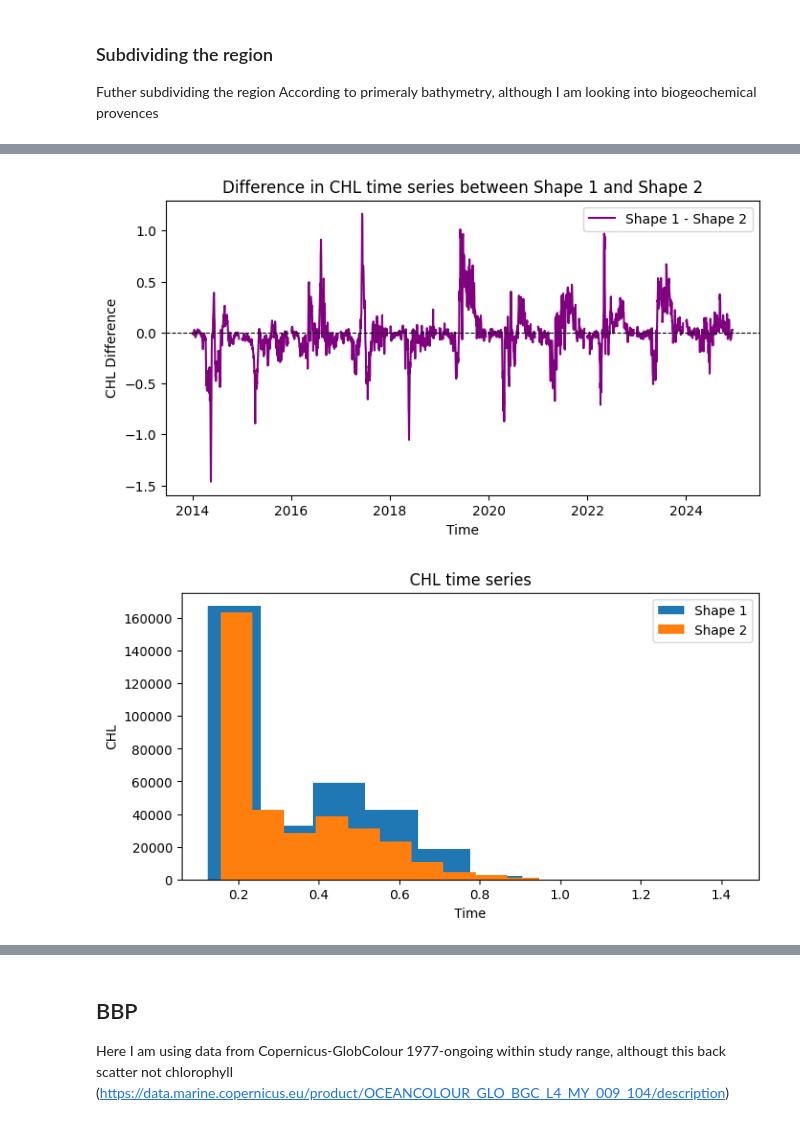
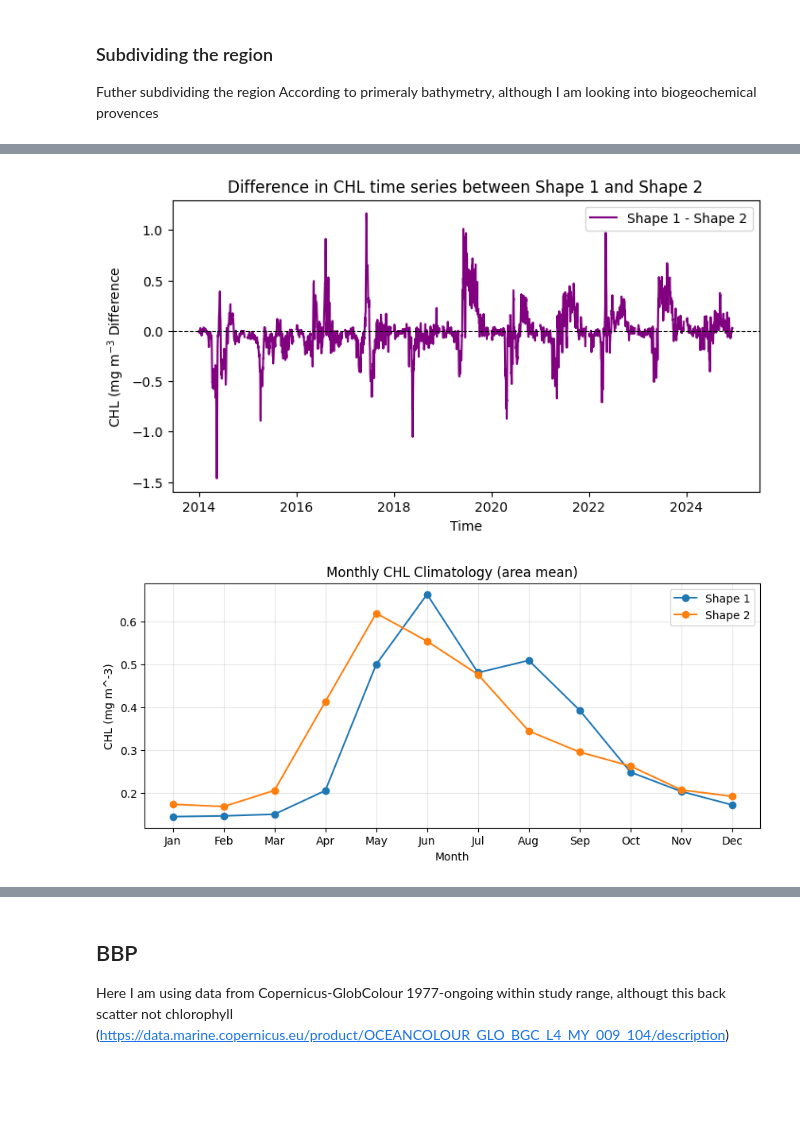
Before and after one commit to ROYVNZ/Masters, a Jupyter notebook: Scripts/Satellite_data.ipynb, the cells around one changed output, grey strips where cells are left out. Drawn from its saved outputs; the diff is of its cells as text; code cells hidden in the pictures; blank space fills up the shorter version.

Commit message:
Created Monthly Average graphs, and Depth specific Profiles
Created month Averaged graphs and depth specific profiles

```diff
--- a/Scripts/Satellite_data.ipynb
+++ b/Scripts/Satellite_data.ipynb
@@ -254,32 +253,41 @@ Difference.plot(ax=ax, color='purple', label="Shape 1 - Shape 2")
 ax.axhline(0, color='black', linestyle='--', linewidth=0.8)  # Horizontal line at y=0
 ax.set_title("Difference in CHL time series between Shape 1 and Shape 2")
 ax.set_xlabel("Time")
-ax.set_ylabel("CHL Difference")
+ax.set_ylabel("CHL (mg m$^{-3}$) Difference")
 ax.legend()
 plt.show()
 # %% [output]
-[figure, old version]
+[figure, new version]
 # %%
 # Monthly Shape Climatology
 Shape1_mon = Shape1_CHL.resample(time = 'MS').mean()
 Shape1_clim12 = Shape1_mon.groupby('time.month').mean('time')
-Shape1_annual_mean = Shape1_clim12.mean('month')
+Shape1_annual_mean = Shape1_clim12.mean('month', skipna=True)
 
 Shape2_mon = Shape2_CHL.resample(time = 'MS').mean()
 Shape2_clim12 = Shape2_mon.groupby('time.month').mean('time')
-Shape2_annual_mean = Shape2_clim12.mean('month')
+Shape2_annual_mean = Shape2_clim12.mean('month', skipna=True)
 
+# Creating Spatial mean
 
+Shape1_area_mean = Shape1_clim12.mean(dim=("latitude", "longitude"), skipna=True)
+Shape2_area_mean = Shape2_clim12.mean(dim=("latitude", "longitude"), skipna=True)
 
-fig, ax = plt.subplots(figsize=(8, 4))
+months = ['Jan','Feb','Mar','Apr','May','Jun','Jul','Aug','Sep','Oct','Nov','Dec']
 
-Shape1_clim12.plot(ax=ax, label="Shape 1")
-Shape2_clim12.plot(ax=ax, label="Shape 2")
+fig, ax = plt.subplots(figsize=(10, 4))
 
-ax.set_title("CHL time series")
-ax.set_xlabel("Time")
-ax.set_ylabel("CHL")
+Shape1_area_mean.plot(ax=ax,marker = "o", label="Shape 1")
+Shape2_area_mean.plot(ax=ax, marker = "o", label="Shape 2")
+
+ax.set_xticks(np.arange(1,13))
+ax.set_xticklabels(months)
+ax.set_xlabel('Month')
+ax.set_ylabel("CHL (mg m$^{-3}$)")
+ax.set_title('Monthly CHL Climatology (area mean)')
 ax.legend()
+ax.grid(True, alpha=0.3)
+
 plt.show()
 # %% [output]
-[figure, old version]
+[figure, new version]
```
Also changed, not shown: parts of 3 cells of this notebook, 1 other file.
